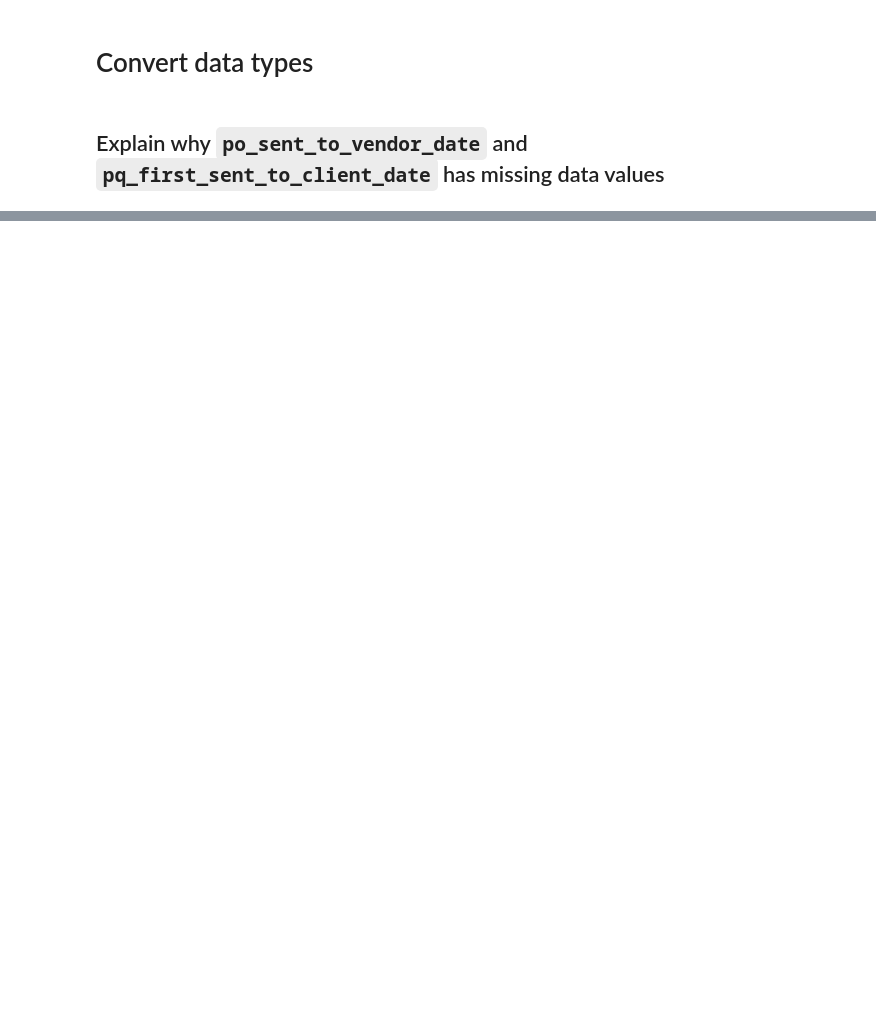
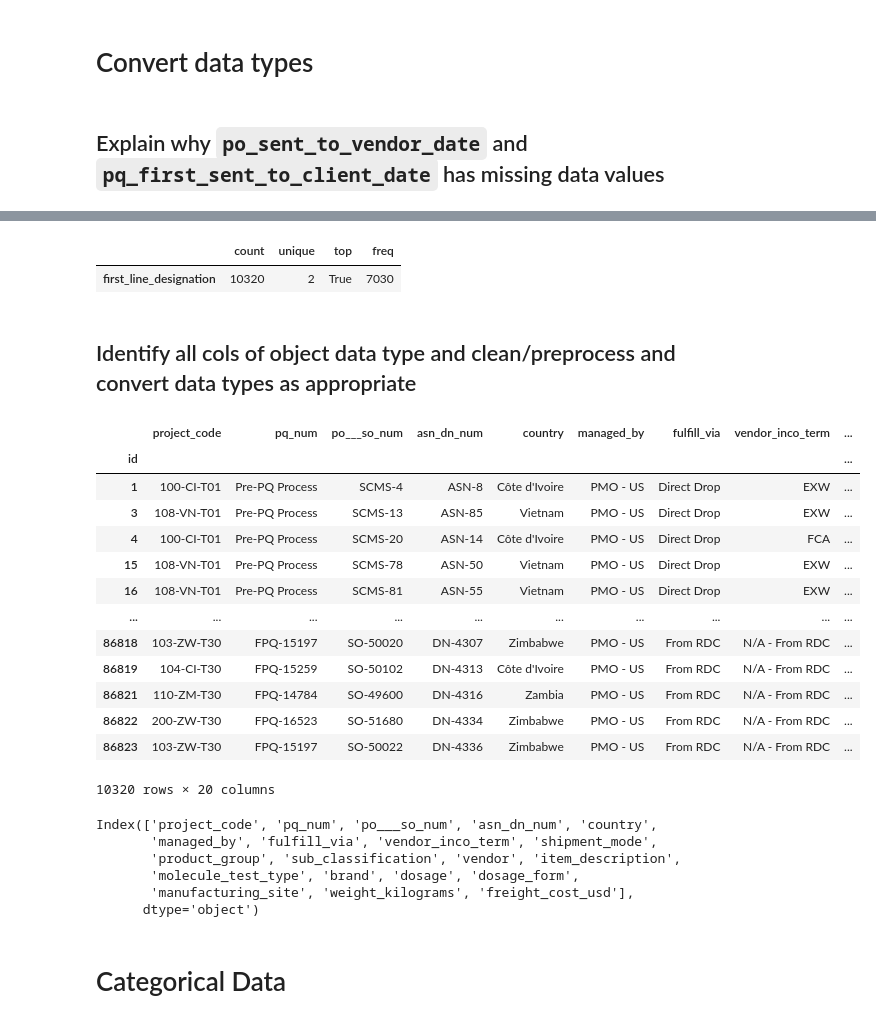
Before and after one commit to chriztopherton/DATA240, a Jupyter notebook: notebooks/BT_EDA.ipynb, the cells around one changed output, grey strips where cells are left out. Saved outputs shown, nothing was run; the diff lists cells and outputs as text; code cells hidden in the pictures; blank space fills up the shorter version.

Commit message:
preprocessing of categ variables in progress

```diff
--- a/notebooks/BT_EDA.ipynb
+++ b/notebooks/BT_EDA.ipynb
@@ -69,0 +107,3 @@ data.head()
+# %%
+# drop duplicate rows
+data = data.drop_duplicates()
@@ -188,0 +299,38 @@ Followed following EDA tutorial on Kaggle https://www.kaggle.com/code/sumeet07/s
+# %%
+# Stat Summary for just the one Boolean datatype col (True or False)
+data.describe(include=bool).T
+# %% [output]
+|  | count | unique | top | freq |
+| first_line_designation | 10320 | 2 | True | 7030 |
+# %% [markdown]
+## Identify all cols of object data type and clean/preprocess and convert data types as appropriate
+# %%
+# 20 cols that are categorical/objects
+categ_data = data.select_dtypes(include=['object'])
+categ_data
+# %% [output]
+|  | project_code | pq_num | po___so_num | asn_dn_num | country | managed_by | fulfill_via | vendor_inco_term | ... |
+| id |  |  |  |  |  |  |  |  | ... |
+| 1 | 100-CI-T01 | Pre-PQ Process | SCMS-4 | ASN-8 | Côte d'Ivoire | PMO - US | Direct Drop | EXW | ... |
+| 3 | 108-VN-T01 | Pre-PQ Process | SCMS-13 | ASN-85 | Vietnam | PMO - US | Direct Drop | EXW | ... |
+| 4 | 100-CI-T01 | Pre-PQ Process | SCMS-20 | ASN-14 | Côte d'Ivoire | PMO - US | Direct Drop | FCA | ... |
+| 15 | 108-VN-T01 | Pre-PQ Process | SCMS-78 | ASN-50 | Vietnam | PMO - US | Direct Drop | EXW | ... |
+| 16 | 108-VN-T01 | Pre-PQ Process | SCMS-81 | ASN-55 | Vietnam | PMO - US | Direct Drop | EXW | ... |
+| ... | ... | ... | ... | ... | ... | ... | ... | ... | ... |
+| 86818 | 103-ZW-T30 | FPQ-15197 | SO-50020 | DN-4307 | Zimbabwe | PMO - US | From RDC | N/A - From RDC | ... |
+| 86819 | 104-CI-T30 | FPQ-15259 | SO-50102 | DN-4313 | Côte d'Ivoire | PMO - US | From RDC | N/A - From RDC | ... |
+| 86821 | 110-ZM-T30 | FPQ-14784 | SO-49600 | DN-4316 | Zambia | PMO - US | From RDC | N/A - From RDC | ... |
+| 86822 | 200-ZW-T30 | FPQ-16523 | SO-51680 | DN-4334 | Zimbabwe | PMO - US | From RDC | N/A - From RDC | ... |
+| 86823 | 103-ZW-T30 | FPQ-15197 | SO-50022 | DN-4336 | Zimbabwe | PMO - US | From RDC | N/A - From RDC | ... |
+10320 rows × 20 columns
+# %%
+categ_data.columns
+# %% [output]
+Index(['project_code', 'pq_num', 'po___so_num', 'asn_dn_num', 'country',
+       'managed_by', 'fulfill_via', 'vendor_inco_term', 'shipment_mode',
+       'product_group', 'sub_classification', 'vendor', 'item_description',
+       'molecule_test_type', 'brand', 'dosage', 'dosage_form',
+       'manufacturing_site', 'weight_kilograms', 'freight_cost_usd'],
+      dtype='object')
+# %% [markdown]
+# Categorical Data
```
Also changed, not shown: parts of 114 cells of this notebook.
